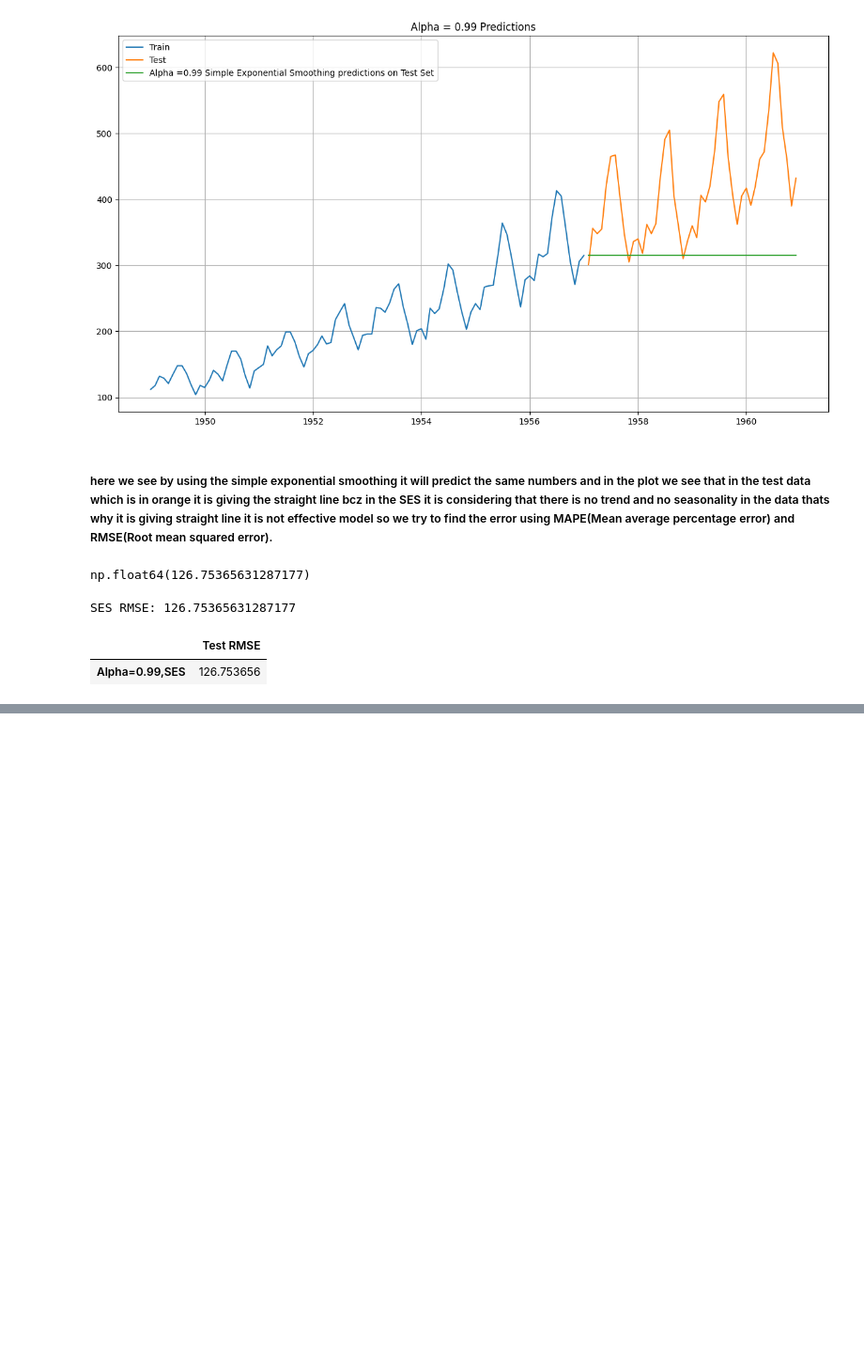
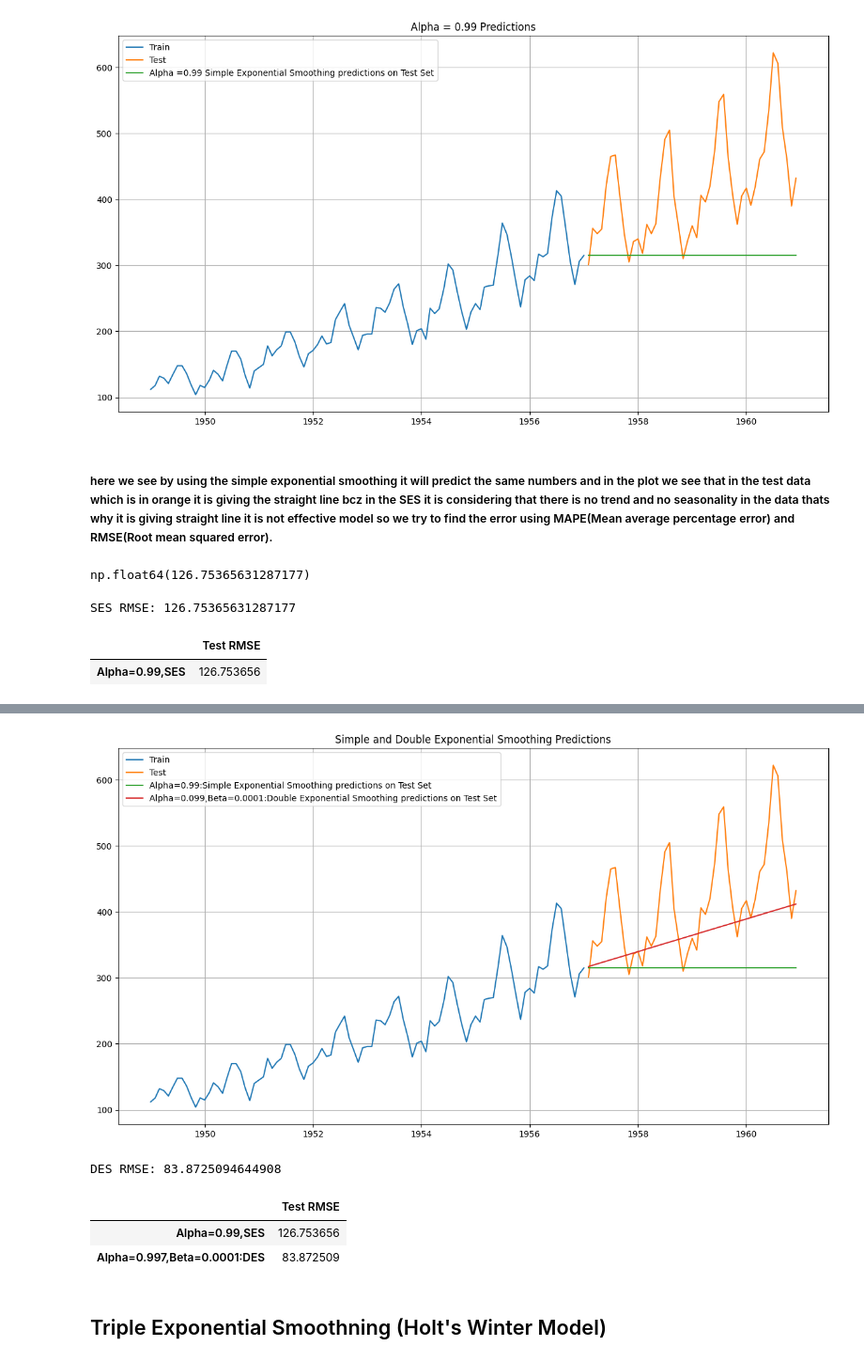
Before and after one commit to KomalKashani/CLASS_NOTES, a Jupyter notebook: Machine Learning/Time Series Forecasting/Time Series Forecasting.ipynb, the cells around one changed output, grey strips where cells are left out. Shown at 94% size. Cells and saved outputs as stored; diff of their text form; code cells hidden in the pictures; blank space fills up the shorter version.

Commit message:
updated time series forecasting notes

```diff
--- a/Machine Learning/Time Series Forecasting/Time Series Forecasting.ipynb
+++ b/Machine Learning/Time Series Forecasting/Time Series Forecasting.ipynb
@@ -341,0 +355,2 @@ resultsDf
+# %%
+model_DES = Holt(train,initialization_method='estimated').fit()
@@ -341,0 +372,3 @@ resultsDf
+# %%
+DES_predict =  model_DES.forecast(len(test))
+DES_predict
@@ -341,0 +393,12 @@ resultsDf
+# %%
+plt.plot(train, label='Train')
+plt.plot(test, label='Test')
+
+plt.plot(SES_predict, label='Alpha=0.99:Simple Exponential Smoothing predictions on Test Set')
+plt.plot(DES_predict, label='Alpha=0.099,Beta=0.0001:Double Exponential Smoothing predictions on Test Set')
+
+plt.legend(loc='best')
+plt.grid()
+plt.title('Simple and Double Exponential Smoothing Predictions');
+# %% [output]
+[figure, added]
@@ -341,0 +408,14 @@ resultsDf
+# %%
+print('DES RMSE:',mean_squared_error(test.values,DES_predict.values,squared=False))
+# %% [output]
+DES RMSE: 83.8725094644908
+# %%
+resultsDf_temp = pd.DataFrame({'Test RMSE': [mean_squared_error(test.values,DES_predict.values,squared=False)]}
+                           ,index=['Alpha=0.997,Beta=0.0001:DES'])
+
+resultsDf = pd.concat([resultsDf, resultsDf_temp])
+resultsDf
+# %% [output]
+|  | Test RMSE |
+| Alpha=0.99,SES | 126.753656 |
+| Alpha=0.997,Beta=0.0001:DES | 83.872509 |
@@ -341,0 +424,2 @@ resultsDf
+# %% [markdown]
+## Triple Exponential Smoothning (Holt's Winter Model)
```
Also changed, not shown: parts of 17 cells of this notebook.
